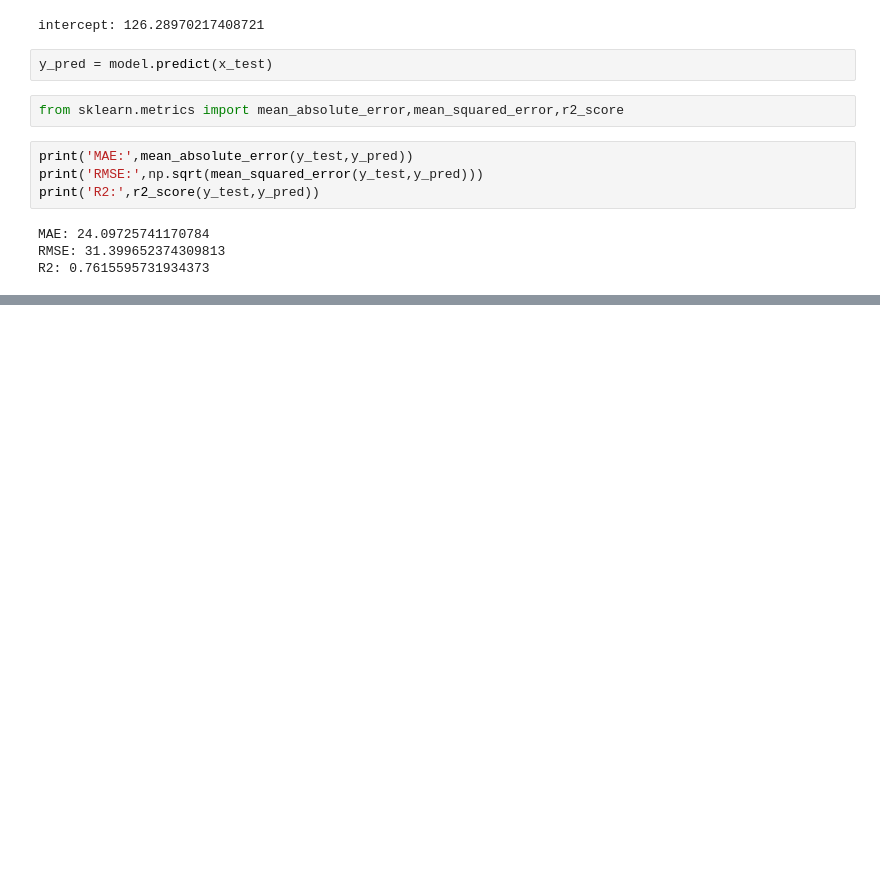
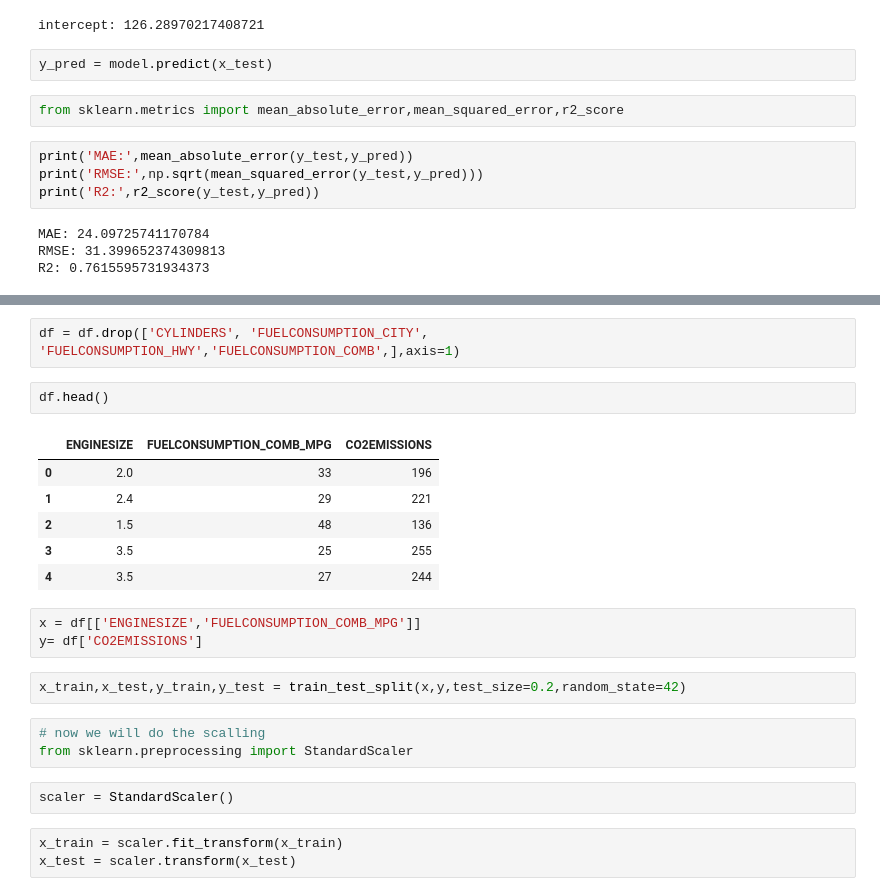
Before and after one commit to Innovatewithapple/SKLearnRegressionProblems, a Jupyter notebook: DailyPractice.ipynb, the cells around one changed output, grey strips where cells are left out. Saved outputs shown, nothing was run; the diff lists cells and outputs as text; blank space fills up the shorter version.

```diff
--- a/DailyPractice.ipynb
+++ b/DailyPractice.ipynb
@@ -81,0 +108,24 @@ R2: 0.7615595731934373
+# %%
+df = df.drop(['CYLINDERS', 'FUELCONSUMPTION_CITY', 'FUELCONSUMPTION_HWY','FUELCONSUMPTION_COMB',],axis=1)
+# %%
+df.head()
+# %% [output]
+|  | ENGINESIZE | FUELCONSUMPTION_COMB_MPG | CO2EMISSIONS |
+| 0 | 2.0 | 33 | 196 |
+| 1 | 2.4 | 29 | 221 |
+| 2 | 1.5 | 48 | 136 |
+| 3 | 3.5 | 25 | 255 |
+| 4 | 3.5 | 27 | 244 |
+# %%
+x = df[['ENGINESIZE','FUELCONSUMPTION_COMB_MPG']]
+y= df['CO2EMISSIONS']
+# %%
+x_train,x_test,y_train,y_test = train_test_split(x,y,test_size=0.2,random_state=42)
+# %%
+# now we will do the scalling
+from sklearn.preprocessing import StandardScaler
+# %%
+scaler = StandardScaler()
+# %%
+x_train = scaler.fit_transform(x_train)
+x_test = scaler.transform(x_test)
```
Also changed, not shown: parts of 12 cells of this notebook.
